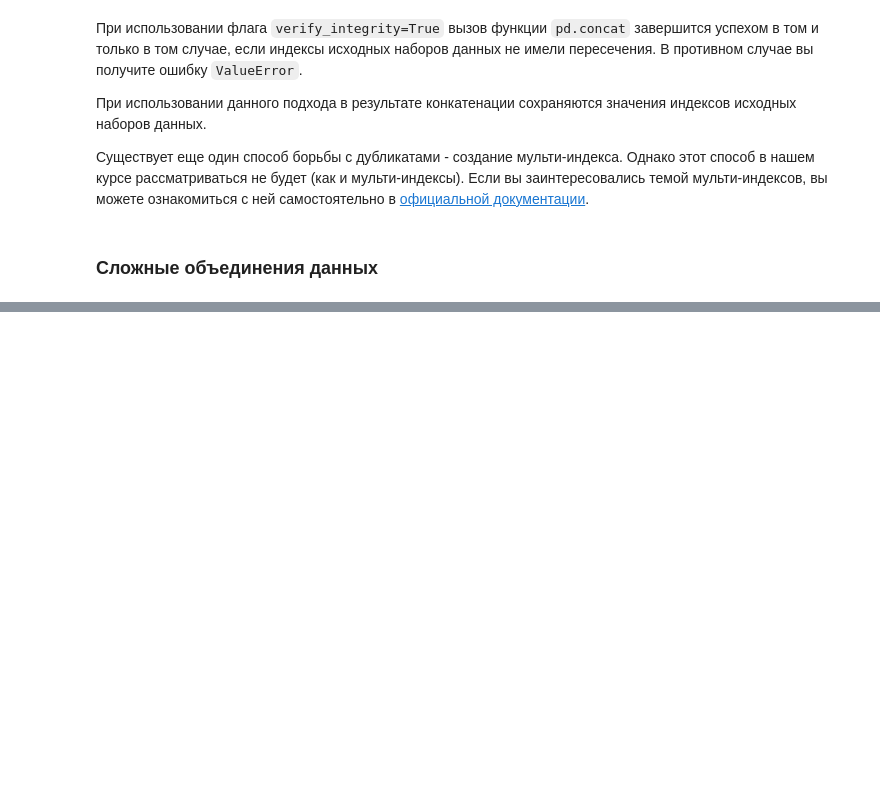
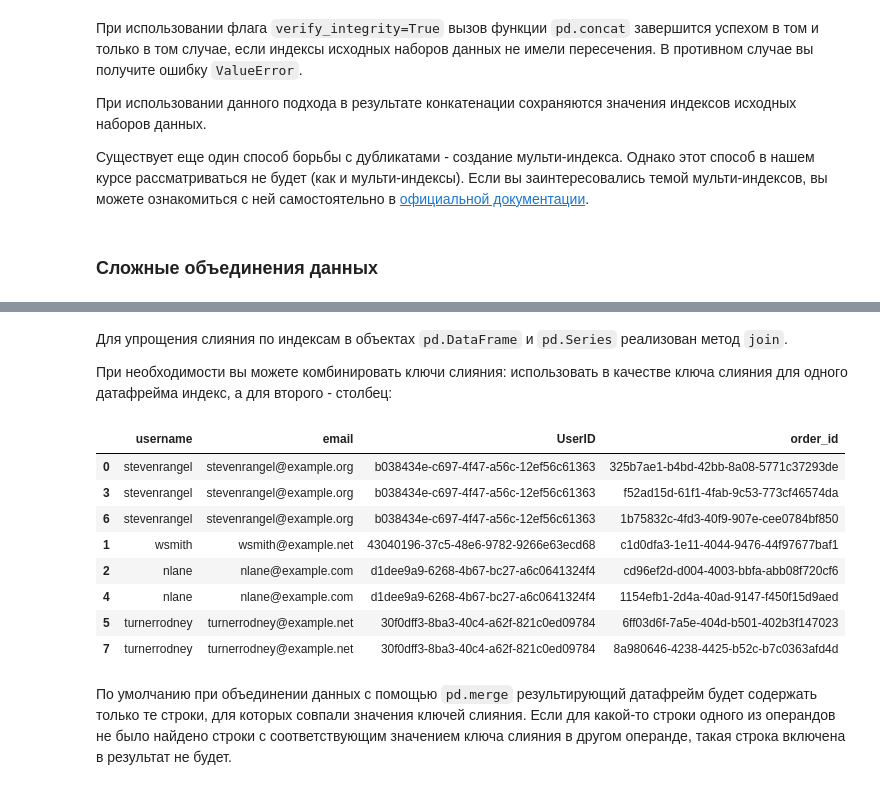
Before and after one commit to gvidon-7/python_mipt_dafe, a Jupyter notebook: lessons/sem02/lesson11/pandas_operations_complex.ipynb, the cells around one changed output, grey strips where cells are left out. Cells and saved outputs as stored; diff of their text form; code cells hidden in the pictures; blank space fills up the shorter version.

```diff
--- a/lessons/sem02/lesson11/pandas_operations_complex.ipynb
+++ b/lessons/sem02/lesson11/pandas_operations_complex.ipynb
@@ -377,0 +434,24 @@ pd.merge(user_data, order_data)
+# %% [markdown]
+Для упрощения слияния по индексам в объектах `pd.DataFrame` и `pd.Series` реализован метод `join`.
+
+При необходимости вы можете комбинировать ключи слияния: использовать в качестве ключа слияния для одного датафрейма индекс, а для второго - столбец:
+# %%
+user_data.set_index("user_id", inplace=True)
+pd.merge(
+    user_data,
+    order_to_user,
+    left_index=True,
+    right_on="UserID",
+)
+# %% [output]
+|  | username | email | UserID | order_id |
+| 0 | stevenrangel | stevenrangel@example.org | b038434e-c697-4f47-a56c-12ef56c61363 | 325b7ae1-b4bd-42bb-8a08-5771c37293de |
+| 3 | stevenrangel | stevenrangel@example.org | b038434e-c697-4f47-a56c-12ef56c61363 | f52ad15d-61f1-4fab-9c53-773cf46574da |
+| 6 | stevenrangel | stevenrangel@example.org | b038434e-c697-4f47-a56c-12ef56c61363 | 1b75832c-4fd3-40f9-907e-cee0784bf850 |
+| 1 | wsmith | wsmith@example.net | 43040196-37c5-48e6-9782-9266e63ecd68 | c1d0dfa3-1e11-4044-9476-44f97677baf1 |
+| 2 | nlane | nlane@example.com | d1dee9a9-6268-4b67-bc27-a6c0641324f4 | cd96ef2d-d004-4003-bbfa-abb08f720cf6 |
+| 4 | nlane | nlane@example.com | d1dee9a9-6268-4b67-bc27-a6c0641324f4 | 1154efb1-2d4a-40ad-9147-f450f15d9aed |
+| 5 | turnerrodney | turnerrodney@example.net | 30f0dff3-8ba3-40c4-a62f-821c0ed09784 | 6ff03d6f-7a5e-404d-b501-402b3f147023 |
+| 7 | turnerrodney | turnerrodney@example.net | 30f0dff3-8ba3-40c4-a62f-821c0ed09784 | 8a980646-4238-4425-b52c-b7c0363afd4d |
+# %% [markdown]
+По умолчанию при объединении данных с помощью `pd.merge` результирующий датафрейм будет содержать только те строки, для которых совпали значения ключей слияния. Если для какой-то строки одного из операндов не было найдено строки с соответствующим значением ключа слияния в другом операнде, такая строка включена в результат не будет.
```
Also changed, not shown: parts of 21 cells of this notebook.
